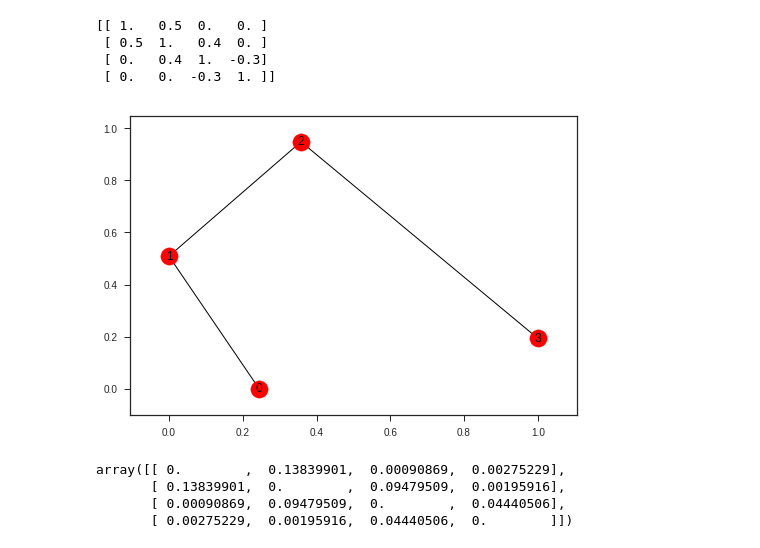
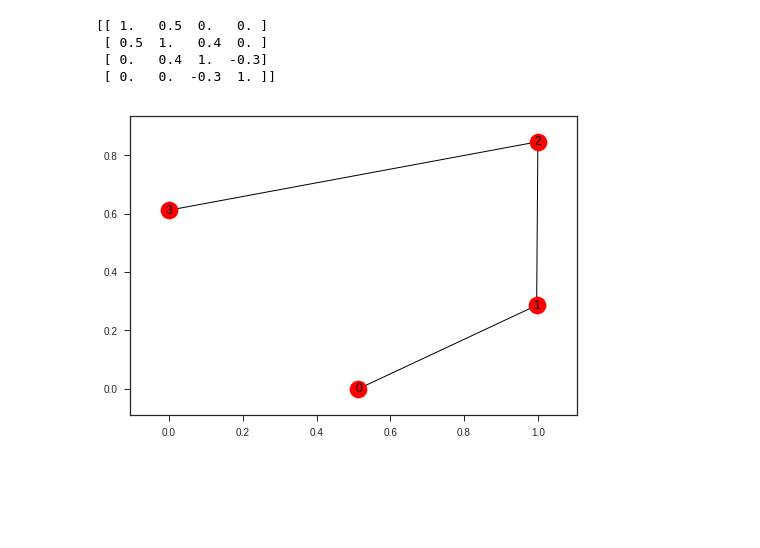
Before and after one commit to y-takashina/density_ratio, a Jupyter notebook: cmi.ipynb, the cells around one changed output. Saved outputs shown, nothing was run; the diff lists cells and outputs as text; code cells hidden in the pictures; blank space fills up the shorter version.

```diff
--- a/cmi.ipynb
+++ b/cmi.ipynb
@@ -50,9 +31,10 @@ I(Y, Z | X) = -0.002362
 # %%
-cov = [[1,   0.5,    0,    0],
+pre = [[1,   0.5,    0,    0],
        [0.5,   1,  0.4,    0],
        [0,   0.4,    1, -0.3],
        [0,     0, -0.3,    1]]
-print(np.array(cov))
+cov = np.linalg.inv(pre)
+print(np.array(pre))
 X = scipy.stats.multivariate_normal(mean=[0, 0, 0, 0], cov=cov).rvs(3000)
 # %% [output]
 [[ 1.   0.5  0.   0. ]
@@ -60,18 +42,7 @@ X = scipy.stats.multivariate_normal(mean=[0, 0, 0, 0], cov=cov).rvs(3000)
  [ 0.   0.4  1.  -0.3]
  [ 0.   0.  -0.3  1. ]]
 # %%
-g = nx.from_numpy_matrix(np.array(cov))
+g = nx.from_numpy_matrix(np.array(pre))
 nx.draw_networkx(g)
 # %% [output]
-[figure, old version]
+[figure, new version]
-# %%
-ami = np.zeros([4, 4])
-for i, j in [(0, 1), (0, 2), (0, 3), (1, 2), (1, 3), (2, 3)]:
-    ami[j, i] = ami[i, j] = mlmi.mutual_information(X[:, [i, j]], n_b=200)
-
-ami
-# %% [output]
-array([[ 0.        ,  0.13839901,  0.00090869,  0.00275229],
-       [ 0.13839901,  0.        ,  0.09479509,  0.00195916],
-       [ 0.00090869,  0.09479509,  0.        ,  0.04440506],
-       [ 0.00275229,  0.00195916,  0.04440506,  0.        ]])
```
Also changed, not shown: parts of 8 cells of this notebook, 5 other files.
